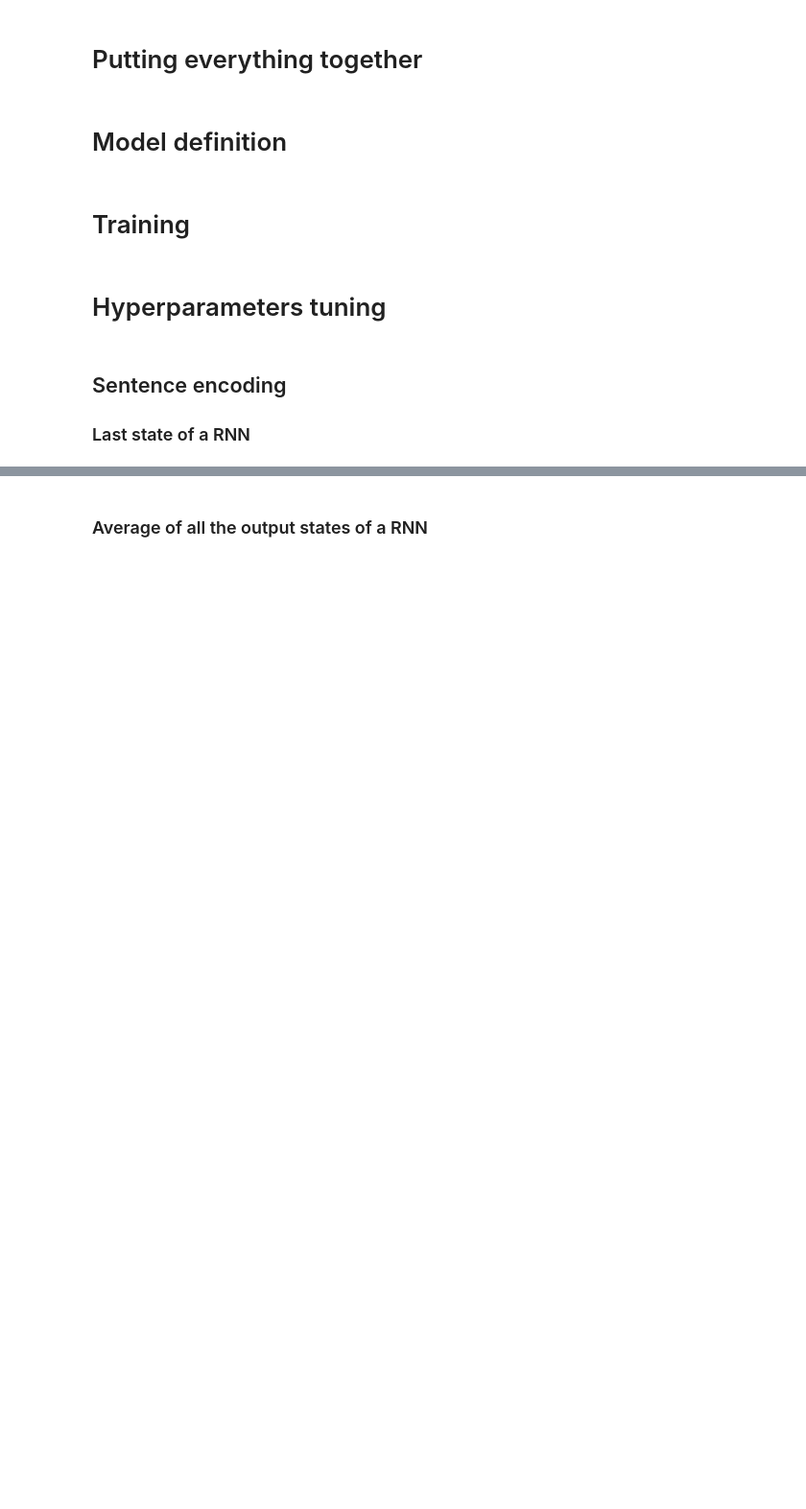
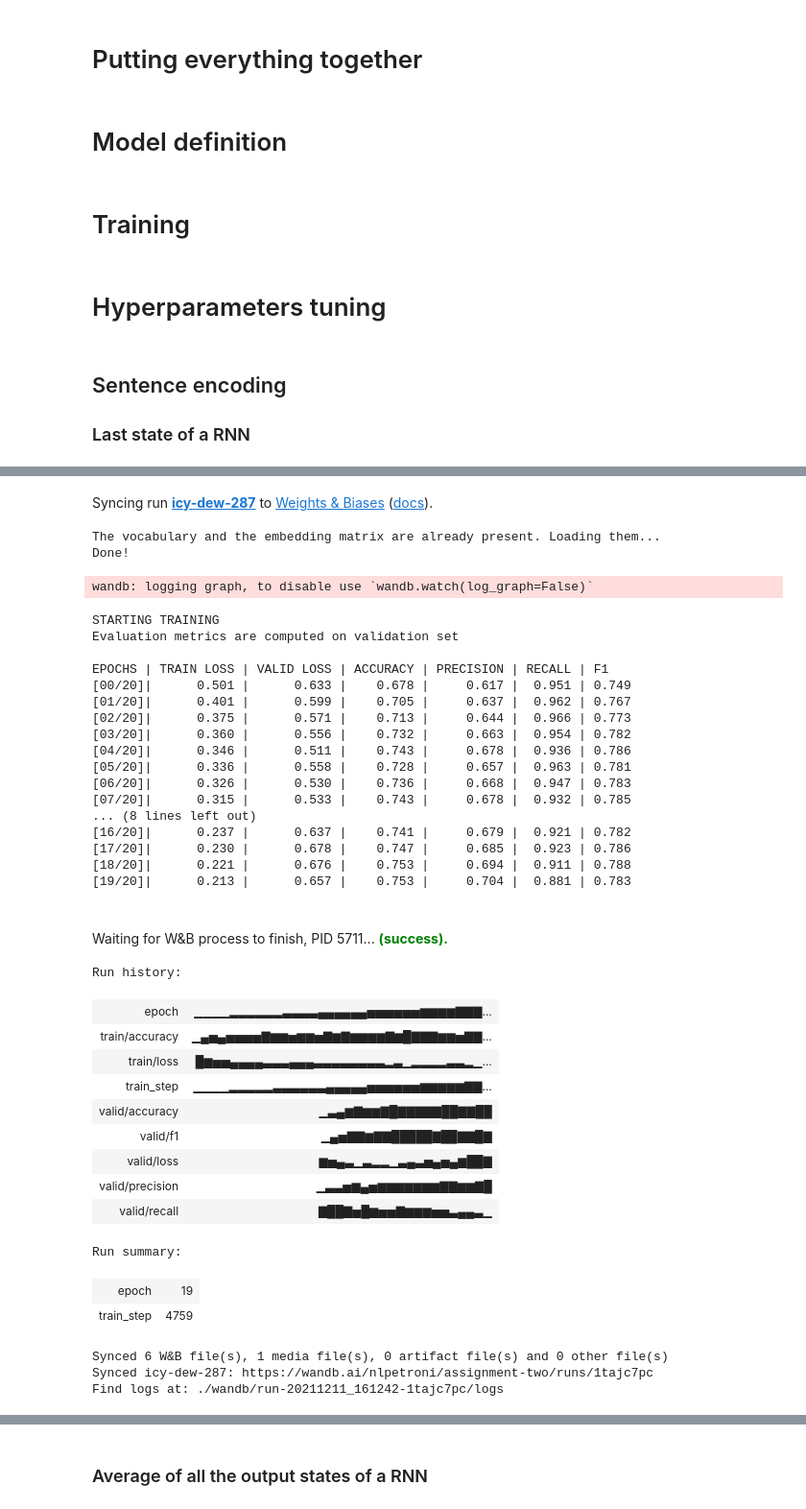
Before and after one commit to NLPetroni/assignment_two, a Jupyter notebook: solution_2.ipynb, the cells around one changed output, grey strips where cells are left out. Shown at 96% size. Cells and saved outputs as stored; diff of their text form; code cells hidden in the pictures; blank space fills up the shorter version.

```diff
--- a/solution_2.ipynb
+++ b/solution_2.ipynb
@@ -722,5 +740,7 @@ EPOCHS | TRAIN LOSS | VALID LOSS | ACCURACY | PRECISION | RECALL | F1
 # %%
 # lstm
-last_lstm_model = train(optimizer='adam', lr=lr, device=device, n_epochs=epochs, verbose=False, tags=[tag],
+model = train(optimizer='adam', lr=lr, device=device, n_epochs=epochs, verbose=False, tags=[tag],
                         batch_size=batch_size, encoder='rnn', merger='concatenation', rnn_type='lstm',
                         rnn_output='last', rec_size=rec_size, hid_size=hid_size, cosine_similarity=False)
+torch.save(model.state_dict(), os.path.join(out_dir, 'lstm_last.pth'))
+# %% [output]
@@ -727,2 +750,40 @@ last_lstm_model = train(optimizer='adam', lr=lr, device=device, n_epochs=epochs,
+Syncing run icy-dew-287 to Weights & Biases (docs).
+The vocabulary and the embedding matrix are already present. Loading them...
+Done!
+wandb: logging graph, to disable use `wandb.watch(log_graph=False)`
+STARTING TRAINING
+Evaluation metrics are computed on validation set
+
+EPOCHS | TRAIN LOSS | VALID LOSS | ACCURACY | PRECISION | RECALL | F1
+[00/20]|      0.501 |      0.633 |    0.678 |     0.617 |  0.951 | 0.749
+[01/20]|      0.401 |      0.599 |    0.705 |     0.637 |  0.962 | 0.767
+[02/20]|      0.375 |      0.571 |    0.713 |     0.644 |  0.966 | 0.773
+[03/20]|      0.360 |      0.556 |    0.732 |     0.663 |  0.954 | 0.782
+[04/20]|      0.346 |      0.511 |    0.743 |     0.678 |  0.936 | 0.786
+[05/20]|      0.336 |      0.558 |    0.728 |     0.657 |  0.963 | 0.781
+[06/20]|      0.326 |      0.530 |    0.736 |     0.668 |  0.947 | 0.783
+[07/20]|      0.315 |      0.533 |    0.743 |     0.678 |  0.932 | 0.785
+... (8 lines left out)
+[16/20]|      0.237 |      0.637 |    0.741 |     0.679 |  0.921 | 0.782
+[17/20]|      0.230 |      0.678 |    0.747 |     0.685 |  0.923 | 0.786
+[18/20]|      0.221 |      0.676 |    0.753 |     0.694 |  0.911 | 0.788
+[19/20]|      0.213 |      0.657 |    0.753 |     0.704 |  0.881 | 0.783
+Waiting for W&B process to finish, PID 5711... (success).
+Run history:
+| epoch | ▁▁▁▁▂▂▂▂▂▂▃▃▃▃▄▄▄▄▄▄▅▅▅▅▅▅▆▆▆▆▇▇▇... |
+| train/accuracy | ▁▄▅▄▅▅▅▅▇▆▆▅▆▆▅▇▆▇▆▆▆▆▇▆█▇▇▇▆▆▅▇▇... |
+| train/loss | █▆▅▅▄▄▄▄▃▃▃▄▄▄▃▃▃▃▃▃▃▃▂▃▁▂▂▂▂▃▃▂▁... |
+| train_step | ▁▁▁▁▂▂▂▂▂▃▃▃▃▃▃▄▄▄▄▄▅▅▅▅▅▅▆▆▆▆▆▇▇... |
+| valid/accuracy | ▁▃▄▆▇▆▆▇█▇▇▇▇▇██▇▇██ |
+| valid/f1 | ▁▄▅▇▇▆▇▇█████▇██▇▇█▇ |
+| valid/loss | ▆▅▄▃▁▃▂▂▁▃▄▃▅▄▅▄▆██▇ |
+| valid/precision | ▁▃▃▅▆▄▅▆▆▆▆▆▆▆▇▇▆▆▇█ |
+| valid/recall | ▇██▇▅█▆▅▅▇▆▆▆▅▅▃▄▄▃▁ |
+Run summary:
+| epoch | 19 |
+| train_step | 4759 |
+Synced 6 W&B file(s), 1 media file(s), 0 artifact file(s) and 0 other file(s)
+Synced icy-dew-287: https://wandb.ai/nlpetroni/assignment-two/runs/1tajc7pc
+Find logs at: ./wandb/run-20211211_161242-1tajc7pc/logs
 # %%
 # gru
```
Also changed, not shown: parts of 11 cells of this notebook.
